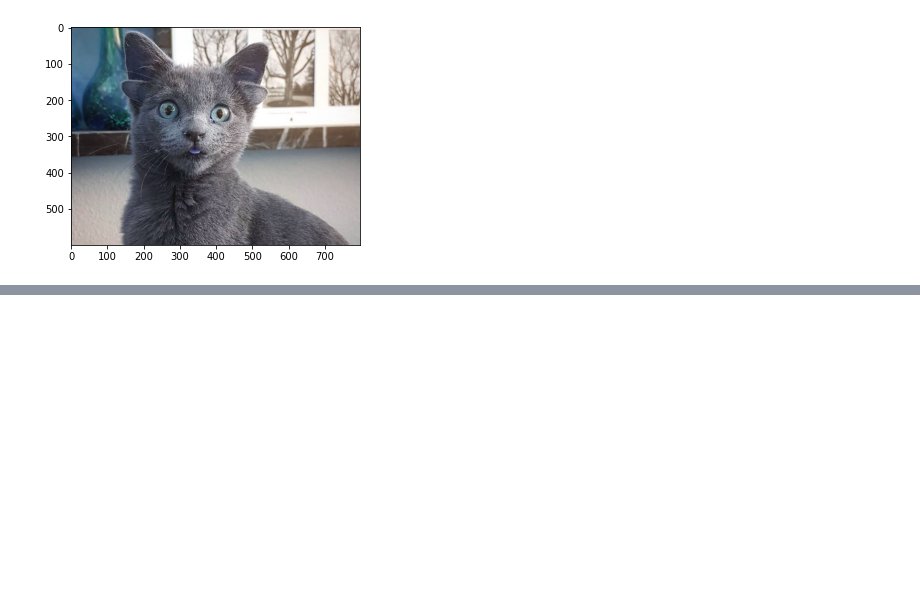
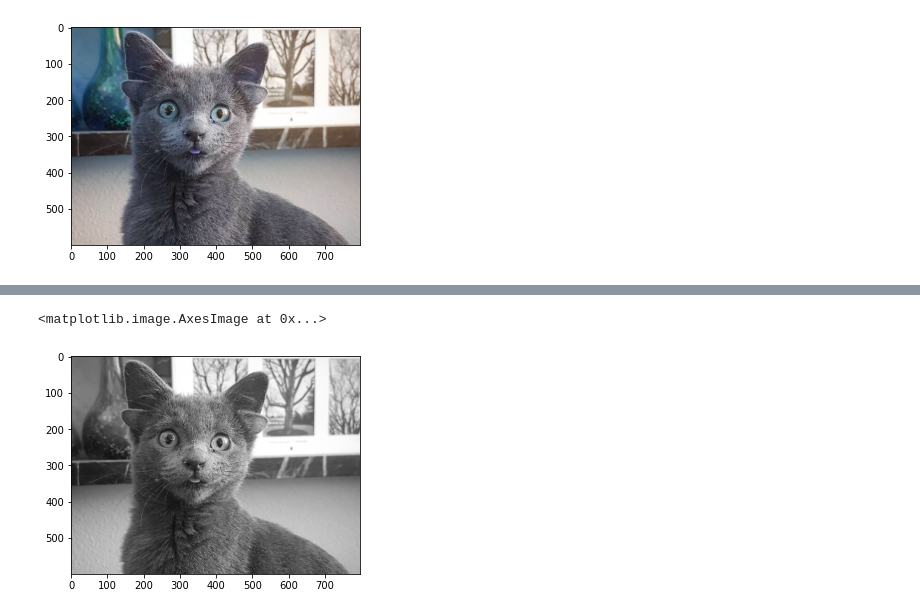
Before and after one commit to bagusjackal/PCVK_Genap_2022, a Jupyter notebook: week2.ipynb, the cells around one changed output, grey strips where cells are left out. Saved outputs shown, nothing was run; the diff lists cells and outputs as text; code cells hidden in the pictures; blank space fills up the shorter version.

```diff
--- a/week2.ipynb
+++ b/week2.ipynb
@@ -20,0 +34,5 @@ plt.imshow(img) # perhatikan hasilnya adalah citra dengan channel warna BGR
+# %%
+plt.imshow(img_gray, cmap='gray')
+# %% [output]
+<matplotlib.image.AxesImage at 0x...>
+[figure, added]
```
Also changed, not shown: parts of 27 cells of this notebook.
